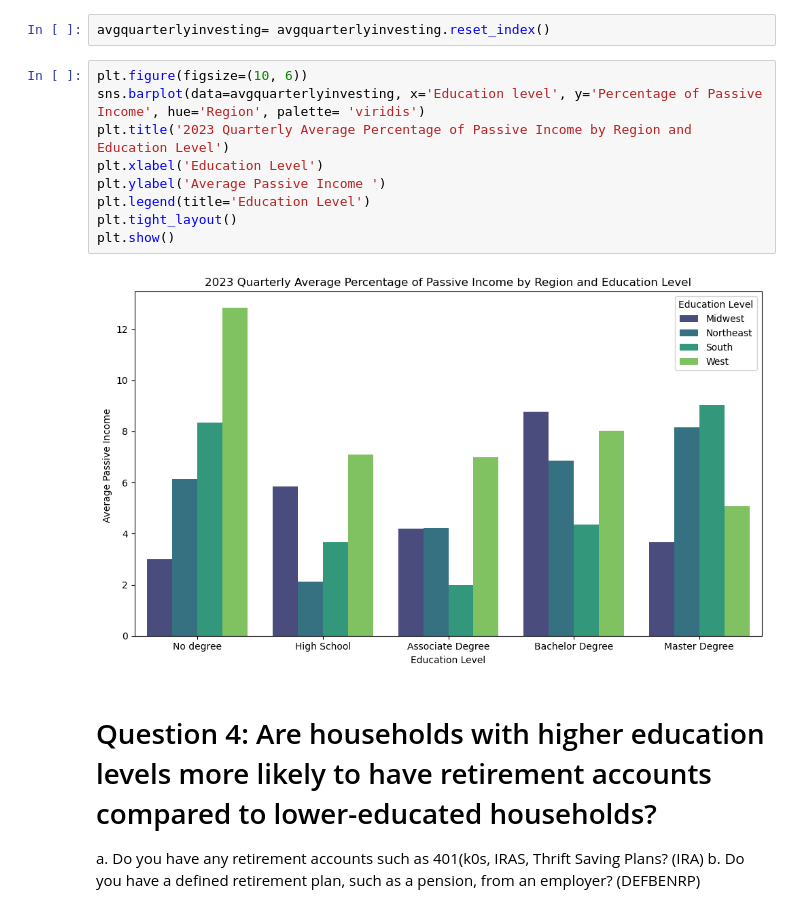
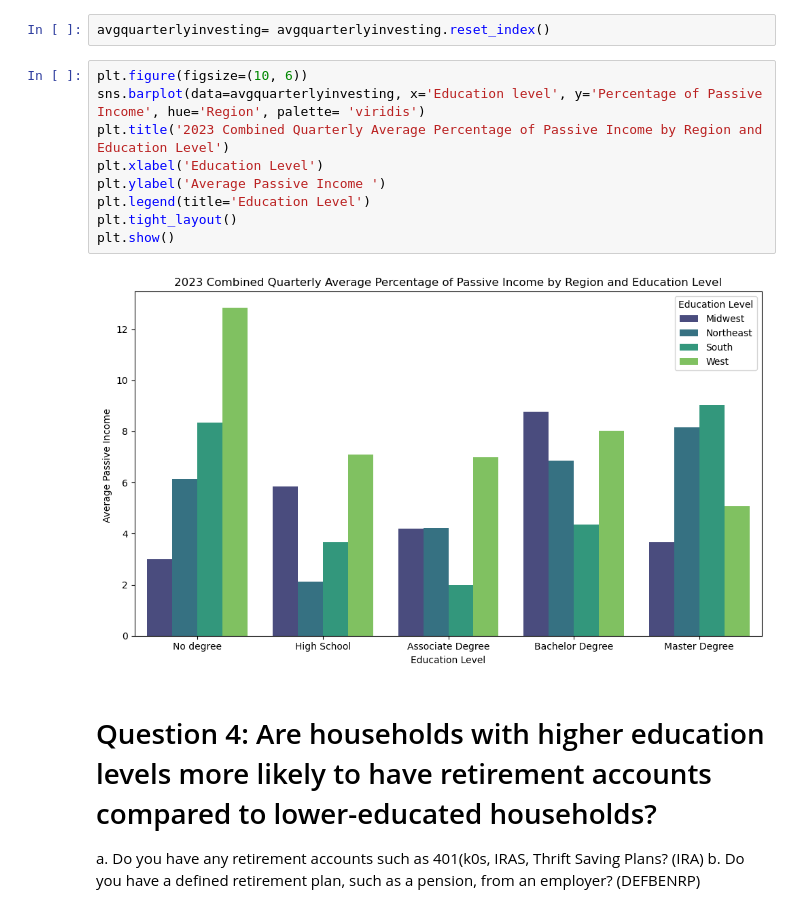
Before and after one commit to Leslygcruz/Educationproj, a Jupyter notebook: notebooks/Education_capstone.ipynb, the cells around one changed output. Cells and saved outputs as stored; diff of their text form.

```diff
--- a/notebooks/Education_capstone.ipynb
+++ b/notebooks/Education_capstone.ipynb
@@ -1085,14 +1089,14 @@ avgquarterlyinvesting= avgquarterlyinvesting.reset_index()
 # %%
 plt.figure(figsize=(10, 6))
 sns.barplot(data=avgquarterlyinvesting, x='Education level', y='Percentage of Passive Income', hue='Region', palette= 'viridis')
-plt.title('2023 Quarterly Average Percentage of Passive Income by Region and Education Level')
+plt.title('2023 Combined Quarterly Average Percentage of Passive Income by Region and Education Level')
 plt.xlabel('Education Level')
 plt.ylabel('Average Passive Income ')
 plt.legend(title='Education Level')
 plt.tight_layout()
 plt.show()
 # %% [output]
-[figure, old version]
+[figure, new version]
 # %% [markdown]
 # Question 4: Are households with higher education levels more likely to have retirement accounts compared to lower-educated households?
 a. Do you have any retirement accounts such as 401(k0s, IRAS, Thrift Saving Plans? (IRA)
```
Also changed, not shown: parts of 6 cells of this notebook.
